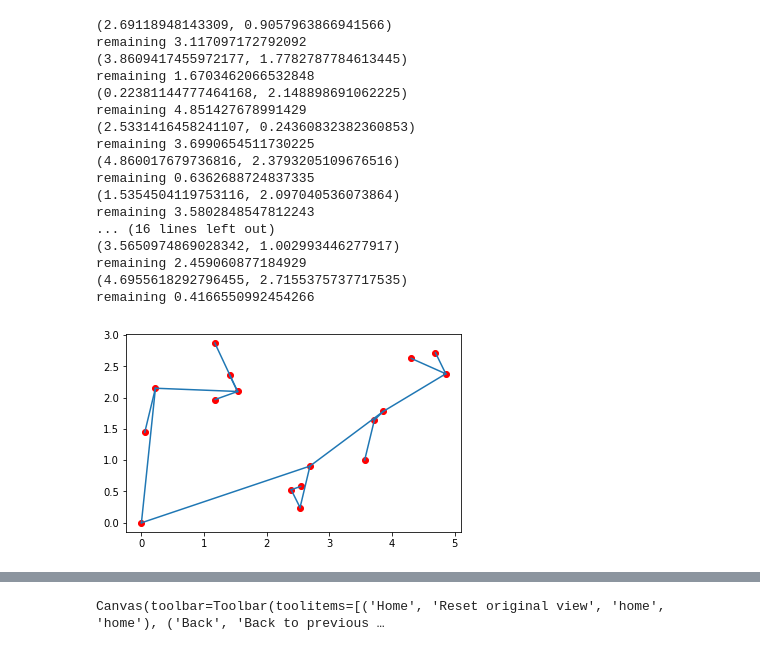
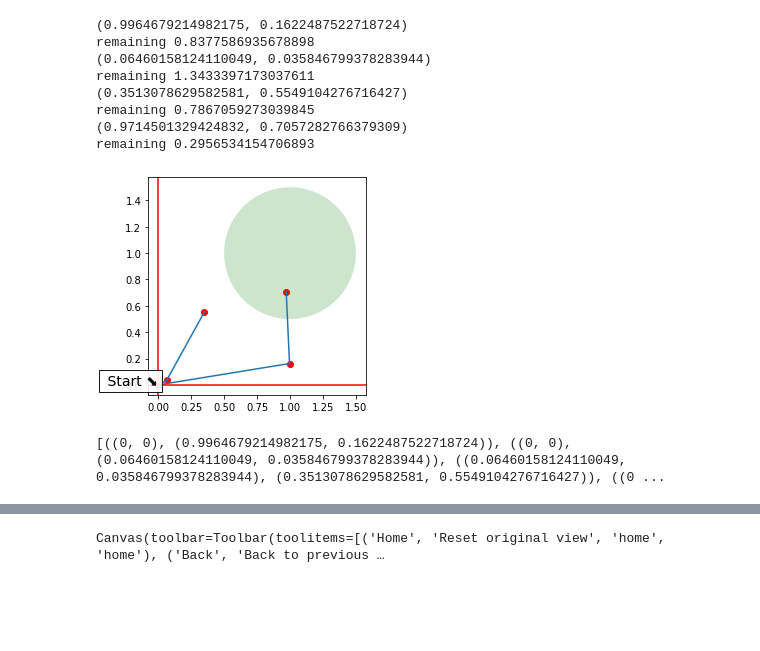
Before and after one commit to nouyang/oceansim, a Jupyter notebook: MotionPlanning.ipynb, the cells around one changed output, grey strips where cells are left out. Cells and saved outputs as stored; diff of their text form; code cells hidden in the pictures; blank space fills up the shorter version.

```diff
--- a/MotionPlanning.ipynb
+++ b/MotionPlanning.ipynb
@@ -81,8 +79,8 @@ class Node:
 # %%
 class RRTProblem_2D:#PlanningProblem):
     def __init__(self):
-        XLIM = 5
-        YLIM = 3
+        XLIM = 1
+        YLIM = 1
 
         # Hardcode everything for now
         self.worldstate = {'xlim': XLIM, 'ylim': YLIM, 'obstacles': None}
@@ -144,39 +142,43 @@ class RRTProblem_2D:#PlanningProblem):
 problem = RRTProblem_2D()
 success, rrt_graph = problem.runRRT()
 # %% [output]
-(2.69118948143309, 0.9057963866941566)
-remaining 3.117097172792092
-(3.8609417455972177, 1.7782787784613445)
-remaining 1.6703462066532848
-(0.22381144777464168, 2.148898691062225)
-remaining 4.851427678991429
-(2.5331416458241107, 0.24360832382360853)
-remaining 3.6990654511730225
-(4.860017679736816, 2.3793205109676516)
-remaining 0.6362688724837335
-(1.5354504119753116, 2.097040536073864)
-remaining 3.5802848547812243
-... (16 lines left out)
-(3.5650974869028342, 1.002993446277917)
-remaining 2.459060877184929
-(4.6955618292796455, 2.7155375737717535)
-remaining 0.4166550992454266
+(0.9964679214982175, 0.1622487522718724)
+remaining 0.8377586935678898
+(0.06460158124110049, 0.035846799378283944)
+remaining 1.3433397173037611
+(0.3513078629582581, 0.5549104276716427)
+remaining 0.7867059273039845
+(0.9714501329424832, 0.7057282766379309)
+remaining 0.2956534154706893
 # %%
 %matplotlib inline
-def plotRRT(succeeded, graph):
-    plt.figure()
-    plt.axes()
+def plotRRT(succeeded, graph, goal_state = (1,1), goalRadius=0.5):
+    fig = plt.figure()
+    #plt.axes()
+    goal = plt.Circle(goal_state, radius=goalRadius, fc='g', alpha=0.2)
+    plt.gca().add_patch(goal)
+    plt.text(0,0, ' Start ⬊', fontsize=14, bbox=dict(alpha=0.9, fc='white'), ha='right')
+    plt.scatter(0,0, )
     for edge in graph.edgeslist:
         ptA, ptB = edge[0], edge[1]
         # x1 x2 y1 y2
         line = plt.Line2D((ptA[0], ptB[0]), (ptA[1], ptB[1]), lw=1.5)
         plt.gca().add_line(line)
     for node in graph.nodeslist:
         #print(node)
         plt.scatter(node[0], node[1], color='red')
+    plt.axhline(0,color='red') # x = 0
+    plt.axvline(0,color='red') # y = 0
     plt.axis('scaled')
+    fig.subplots_adjust(left=-1)
     plt.show()
 
+
+
 plotRRT(True, rrt_graph)
 # %% [output]
-[figure, old version]
+[figure, new version]
+# %%
+print(rrt_graph.edgeslist)
+# %% [output]
+[((0, 0), (0.9964679214982175, 0.1622487522718724)), ((0, 0), (0.06460158124110049, 0.035846799378283944)), ((0.06460158124110049, 0.035846799378283944), (0.3513078629582581, 0.5549104276716427)), ((0 ...
```
Also changed, not shown: parts of 5 cells of this notebook, 1 other file.
